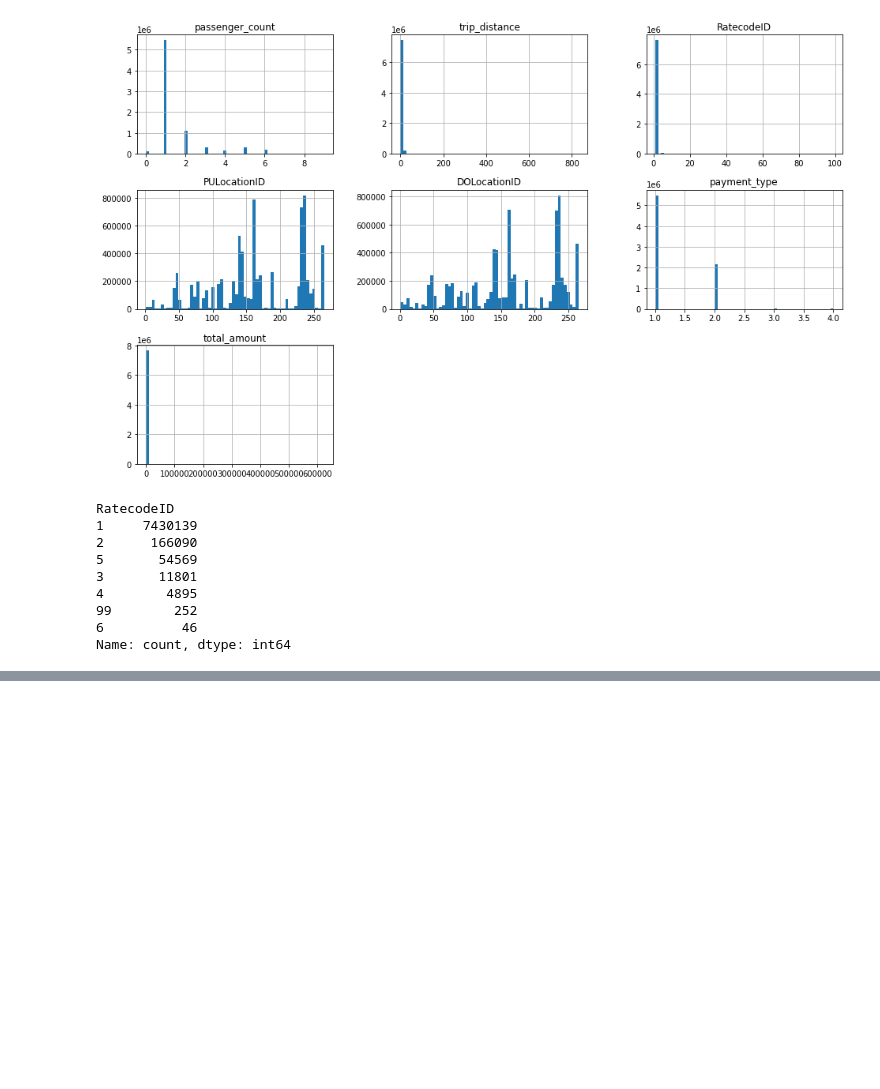
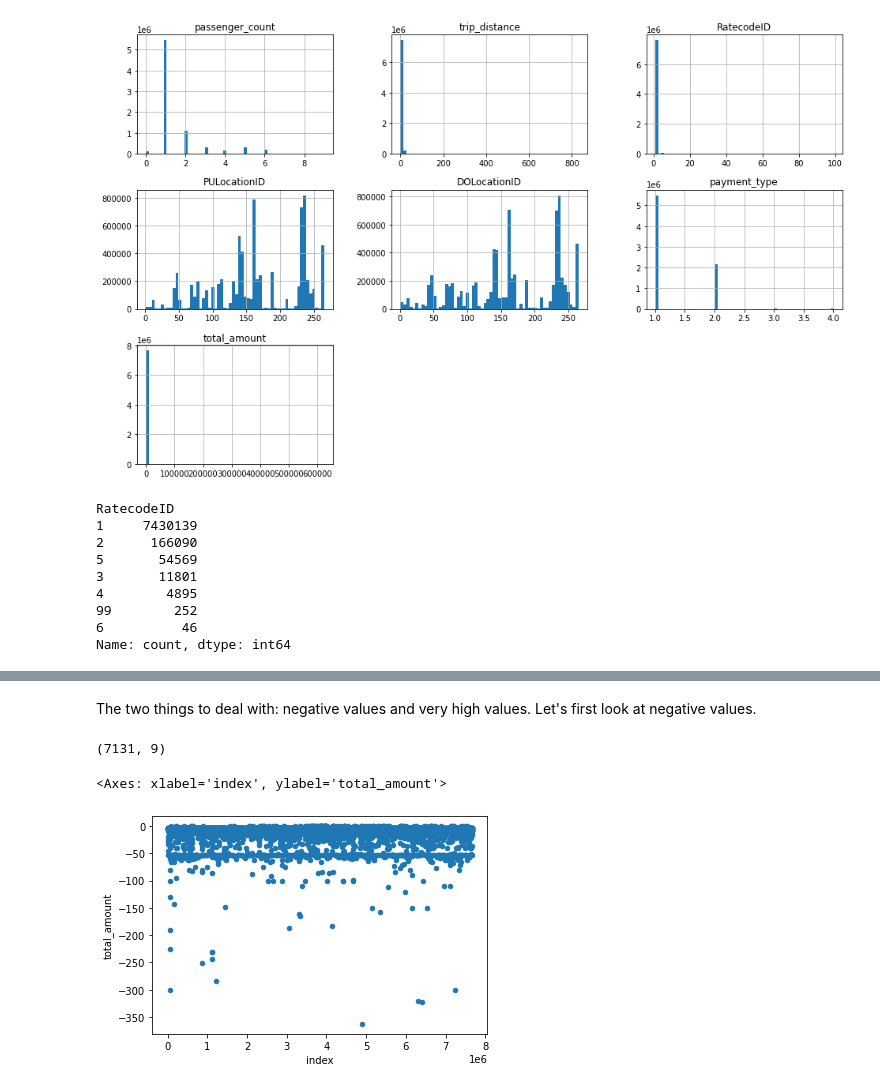
Before and after one commit to getpeped/Projects, a Jupyter notebook: yellow_taxi_trip_records/module2.ipynb, the cells around one changed output, grey strips where cells are left out. Drawn from its saved outputs; the diff is of its cells as text; code cells hidden in the pictures; blank space fills up the shorter version.

```diff
--- a/yellow_taxi_trip_records/module2.ipynb
+++ b/yellow_taxi_trip_records/module2.ipynb
@@ -96,0 +106,9 @@ taxi_data.head().reset_index()
+# %% [markdown]
+The two things to deal with: negative values and very high values. Let's first look at negative values.
+# %%
+print(taxi_data[taxi_data['total_amount'] < 0].shape)
+taxi_data[taxi_data['total_amount'] < 0].reset_index().plot(x='index', y='total_amount', kind='scatter')
+# %% [output]
+(7131, 9)
+<Axes: xlabel='index', ylabel='total_amount'>
+[figure, added]
```
Also changed, not shown: parts of 8 cells of this notebook.
